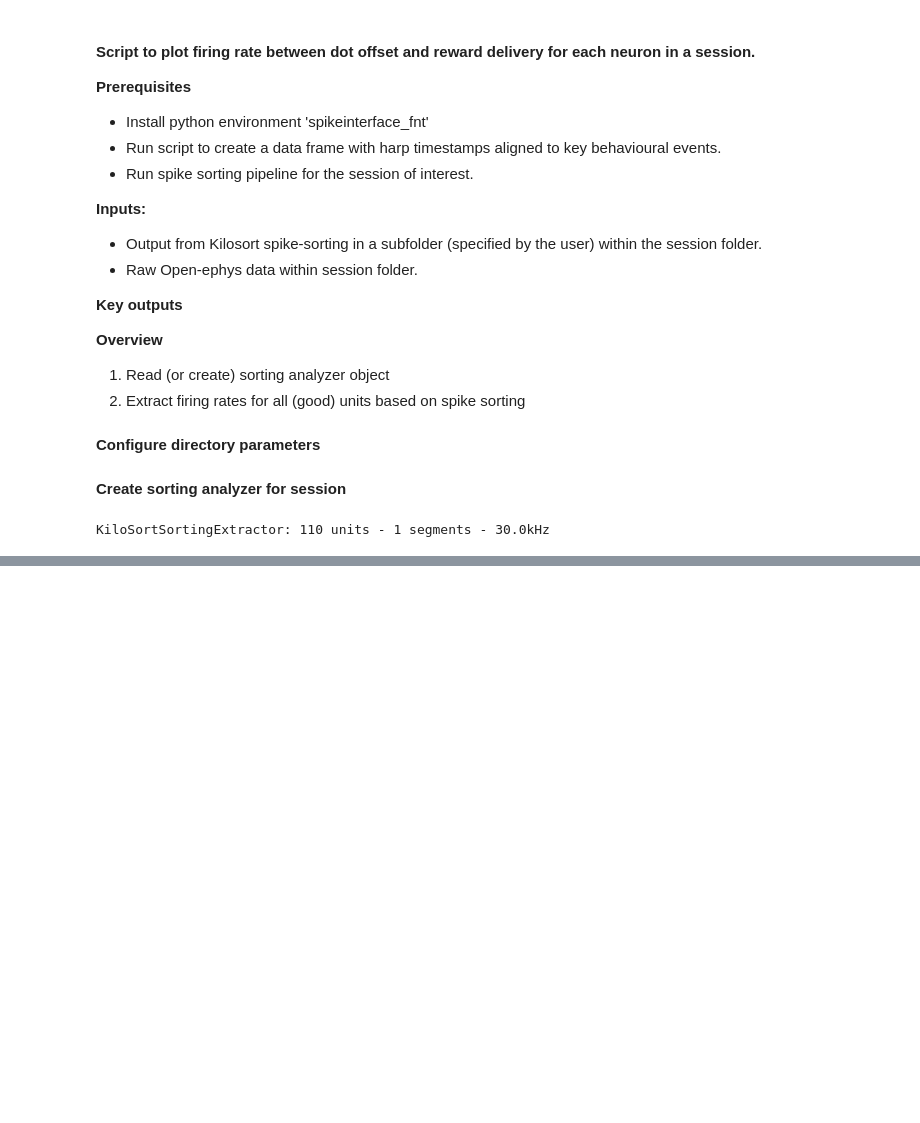
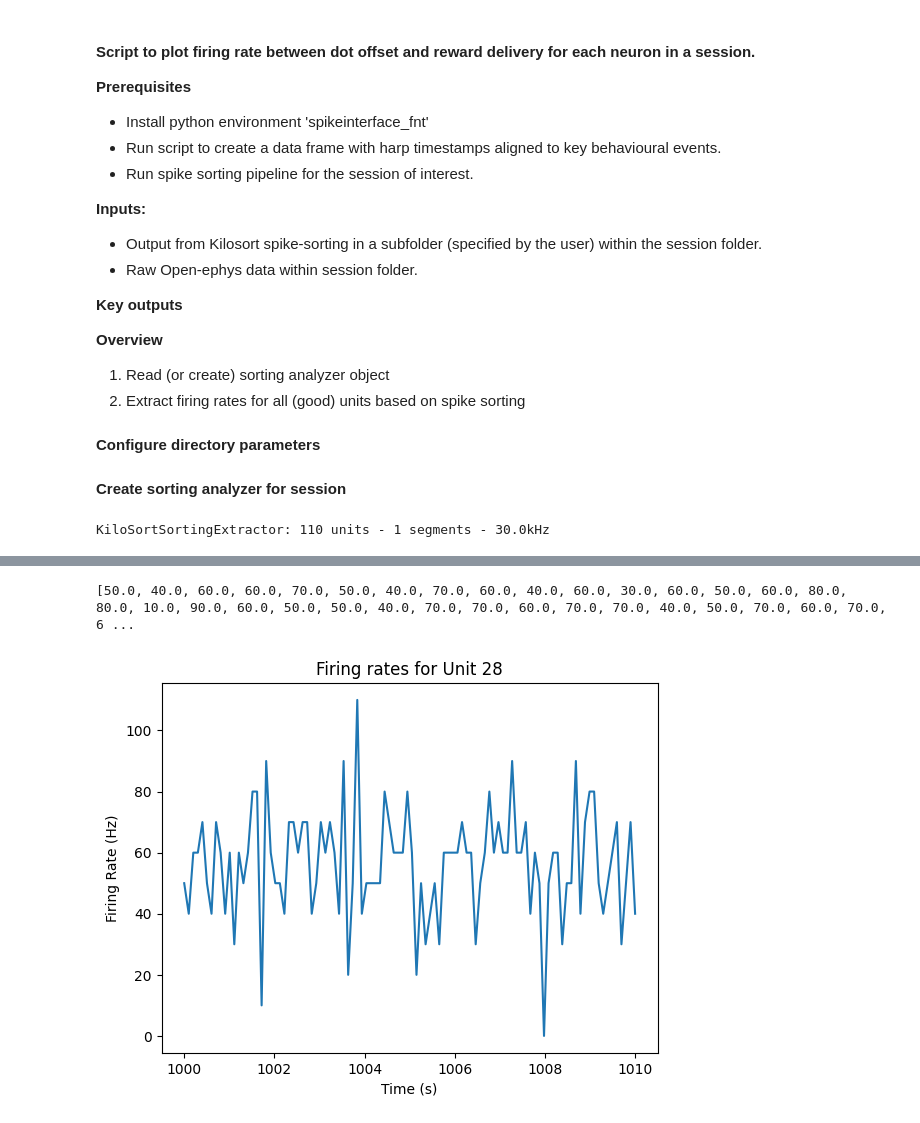
Before and after one commit to m-lockwood/sjlab, a Jupyter notebook: Python/spikeinterface/plot_firing_rates.ipynb, the cells around one changed output, grey strips where cells are left out. Saved outputs shown, nothing was run; the diff lists cells and outputs as text; code cells hidden in the pictures; blank space fills up the shorter version.

```diff
--- a/Python/spikeinterface/plot_firing_rates.ipynb
+++ b/Python/spikeinterface/plot_firing_rates.ipynb
@@ -119,0 +84,56 @@ firing_rate = calculate_firing_rate_over_time(spike_times, window_size, step_siz
+# %%
+#==============================================================================
+# USER CONFIGURATION
+#==============================================================================
+
+## Define the specific unit ID for which to calculate the firing rate
+specific_unit_id = 28  # Replace with the desired unit ID
+
+## Define duration of each window in seconds
+window_size = 0.1
+
+## Specify times over which sliding window should be applied to calculate
+##  changes in firing rate should be calculated.
+t_start=1000
+t_end=1010
+
+#==============================================================================
+
+# Retrieve the entire spike train for the specific unit
+spike_train = sorting.get_unit_spike_train(
+    unit_id=specific_unit_id,
+    return_times=True
+    )
+
+# Create window times
+total_duration = t_end - t_start
+num_windows = int(np.ceil(total_duration / window_size))
+window_times = [(i * window_size, (i + 1) * window_size) for i in range(num_windows)]
+
+# Align window times to spike times by adding recording start time
+window_times = [(start + min(spike_train), end + min(spike_train)) for start, end in window_times]
+
+# Compute firing rates for each window for the specific unit ID
+firing_rates_per_window = []
+for start, end in window_times:
+
+    # Filter spikes within the current epoch
+    window_spike_train = spike_train[(spike_train >= start) & (spike_train < end)]
+
+    # Compute firing rate
+    firing_rate = len(window_spike_train) / window_size
+    firing_rates_per_window.append(firing_rate)
+
+print(firing_rates_per_window)
+
+# Plot firing rates over time
+import matplotlib.pyplot as plt
+
+plt.plot(np.linspace(t_start, t_end, num_windows), firing_rates_per_window)
+plt.xlabel('Time (s)')
+plt.ylabel('Firing Rate (Hz)')
+plt.title('Firing rates for Unit {}'.format(specific_unit_id))
+plt.show()
+# %% [output]
+[50.0, 40.0, 60.0, 60.0, 70.0, 50.0, 40.0, 70.0, 60.0, 40.0, 60.0, 30.0, 60.0, 50.0, 60.0, 80.0, 80.0, 10.0, 90.0, 60.0, 50.0, 50.0, 40.0, 70.0, 70.0, 60.0, 70.0, 70.0, 40.0, 50.0, 70.0, 60.0, 70.0, 6 ...
+[figure, added]
```
Also changed, not shown: parts of 10 cells of this notebook.
